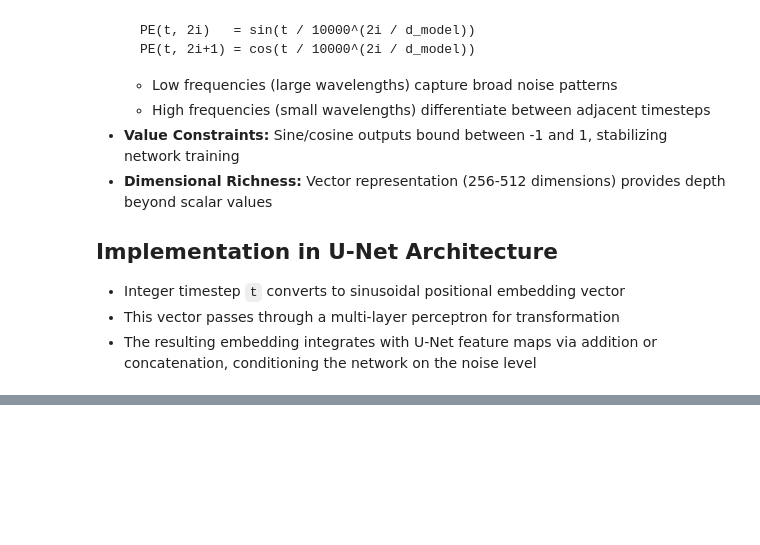
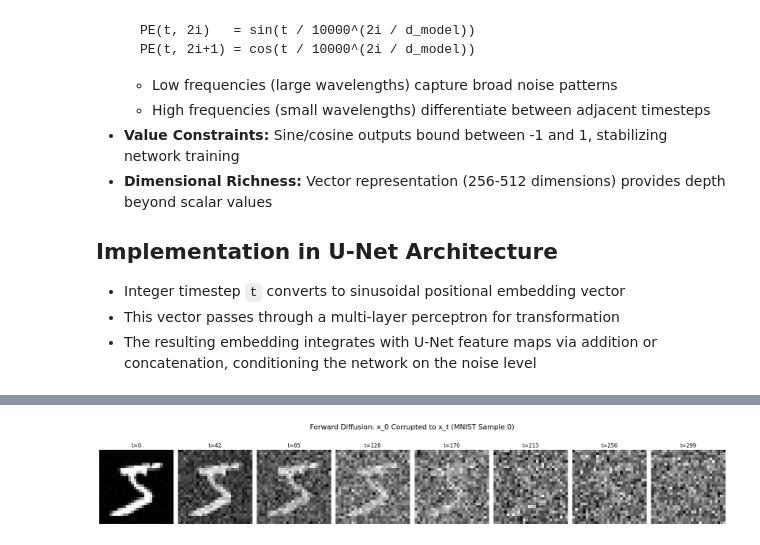
Before and after one commit to MollysCaptain/practical-computer-vision, a Jupyter notebook: notebooks/Denoising_Diffusion_Probabilistic_Model_U_net_MNIST_Generation.ipynb, the cells around one changed output, grey strips where cells are left out. Drawn from its saved outputs; the diff is of its cells as text; code cells hidden in the pictures; blank space fills up the shorter version.

```diff
--- a/notebooks/Denoising_Diffusion_Probabilistic_Model_U_net_MNIST_Generation.ipynb
+++ b/notebooks/Denoising_Diffusion_Probabilistic_Model_U_net_MNIST_Generation.ipynb
@@ -98,3 +173,23 @@ Using device: cuda
+# %%
+# Cell 3: Configuration
+DEVICE = "cuda" if torch.cuda.is_available() else "cpu"
+print(f"Using device: {DEVICE}")
+
+IMG_SIZE = 28 # MNIST image size
+BATCH_SIZE_DDPM = 128
+BATCH_SIZE_CLASSIFIER = 64
+# Learning rates
+LR_DDPM = 1e-3
+LR_CLASSIFIER = 1e-3
+
+# SET THESE CAREFULLY:
+# 0 means only load, >0 means train (or continue training if model loaded)
+EPOCHS_DDPM = 50       # e.g., 50 for training, 0 for loading only
+EPOCHS_CLASSIFIER = 10 # e.g., 10 for training, 0 for loading only
+
+T = 300 # Number of diffusion timesteps (can be 200-1000)
+SAVE_INTERVAL_DDPM = 10 # Save generated images every N epochs during DDPM training
+# LOCAL_OUTPUT_DIR is used for non-model artifacts like sample images
 # %% [markdown]
 # Why We Use Positional Embeddings for Timesteps
 
@@ -838,0 +500,61 @@ https://5151-gpu-t4-hm-2a99y9azf59j9-c.us-east1-0.prod.colab.dev?polling=true
+# %%
+
+if 'train_dataset_ddpm' not in locals() or 'Diffusion' not in locals():
+    print("Please ensure 'Data Loading' (Cell 8) and 'Diffusion Process' (Cell 6) have been run.")
+else:
+    # Create a diffusion instance specifically for this visualization
+    # Note: 'T' from config is the total number of diffusion timesteps.
+    # Timestep indices in the code usually go from 0 to T-1.
+    diffusion_visualizer = Diffusion(timesteps=T, img_size=IMG_SIZE, device=DEVICE)
+
+    # Get a sample image from the DDPM training dataset
+    # The transform_ddpm has already scaled images to [-1, 1]
+    sample_idx = 0 # You can change this index to see different digits
+    x0_tensor, _ = train_dataset_ddpm[sample_idx]
+    x0_tensor = x0_tensor.to(DEVICE) # Shape: (C, H, W)
+
+    # --- Timesteps to visualize ---
+    # We want to show how the image gets corrupted over time.
+    # The `q_sample` function with t=0 (index) applies the first scheduled noise amount.
+    num_images_to_plot = 8 # Total images to display in the row
+
+    if T >= num_images_to_plot:
+        # Select evenly spaced timesteps from 0 to T-1
+        plot_t_indices = torch.linspace(0, T - 1, num_images_to_plot, dtype=torch.long).tolist()
+    else:
+        # If T is small, show all available steps up to num_images_to_plot
+        plot_t_indices = torch.arange(0, T, dtype=torch.long).tolist()
+        # Pad with the last step if num_images_to_plot is larger than T
+        while len(plot_t_indices) < num_images_to_plot:
+            plot_t_indices.append(T - 1 if T > 0 else 0)
+
+
+    # --- Plotting ---
+    fig, axes = plt.subplots(1, num_images_to_plot, figsize=(2.5 * num_images_to_plot, 3.5))
+    fig.suptitle(f"Forward Diffusion: x_0 Corrupted to x_t (MNIST Sample {sample_idx})", fontsize=16)
+
+    for i, t_idx_val in enumerate(plot_t_indices):
+        ax = axes[i]
+
+        # Prepare input for q_sample: batch of x0 and batch of timesteps
+        x_start_batch = x0_tensor.unsqueeze(0)  # Shape: (1, C, H, W)
+        t_batch = torch.tensor([t_idx_val], device=DEVICE, dtype=torch.long) # Shape: (1)
+
+        # Apply forward diffusion q(x_t | x_0)
+        # xt will be on DEVICE, shape (1, C, H, W)
+        xt = diffusion_visualizer.q_sample(x_start_batch, t_batch)
+
+        # Denormalize from [-1, 1] to [0, 1] for plotting
+        # Squeeze batch dim, move to CPU, denormalize
+        img_to_plot = (xt.squeeze(0).cpu() + 1) / 2.0
+
+        # Plot
+        # permute for (H, W, C) if multi-channel, then squeeze if C=1 for grayscale
+        ax.imshow(img_to_plot.permute(1, 2, 0).squeeze().numpy(), cmap="gray")
+        ax.set_title(f"t={t_idx_val}")
+        ax.axis('off')
+
+    plt.tight_layout(rect=[0, 0, 1, 0.93]) # Adjust layout to make space for suptitle
+    plt.show()
+# %% [output]
+[figure, added]
```
Also changed, not shown: parts of 59 cells of this notebook.
